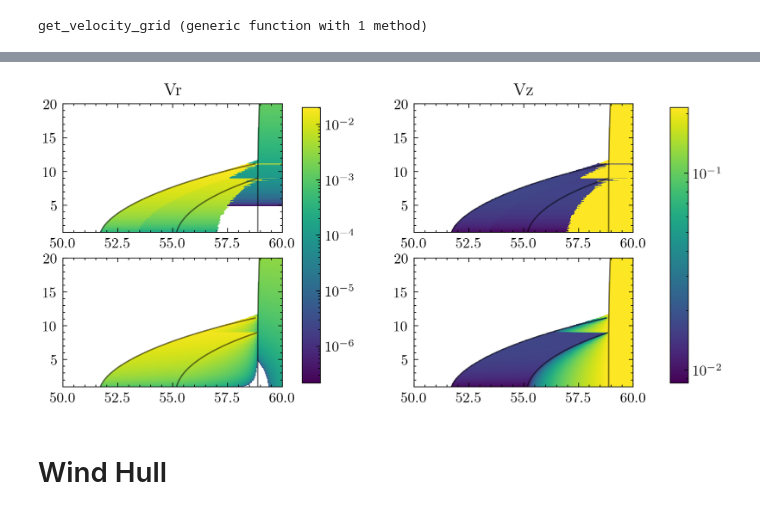
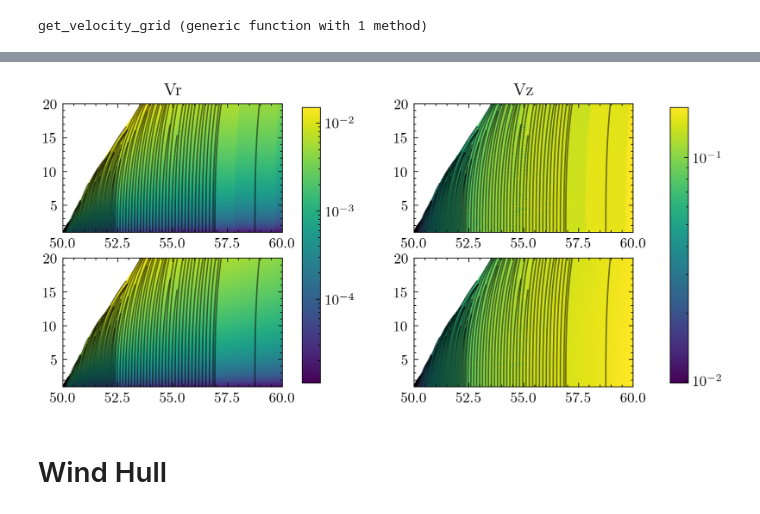
Before and after one commit to arnauqb/Qwind.jl, a Jupyter notebook: papers/paper2/rt_plots.ipynb, the cells around one changed output, grey strips where cells are left out. Cells and saved outputs as stored; diff of their text form; code cells hidden in the pictures.

```diff
--- a/papers/paper2/rt_plots.ipynb
+++ b/papers/paper2/rt_plots.ipynb
@@ -192,4 +109,0 @@ plt.subplots_adjust(wspace=0, hspace=0)
-# %%
-r, z, vr, vz, n = integrators_reduced_merged;
-hull = construct_wind_hull(integrators);
-r0 = [integ.p.r0 for integ in integrators];
@@ -266,3 +162,7 @@ function get_velocity_grid(r, z, vr, vz, r0, hull; rmin=1, rmax=1000, zmin=1e-6,
 end
 # %% [output]
 get_velocity_grid (generic function with 1 method)
+# %%
+r0 = [integ.p.r0 for integ in integrators];
+rh, zh, _, _, _ = reduce_integrators(integrators, max_times=max_times)
+hull = construct_wind_hull(rh, zh, r0);
@@ -269 +174,3 @@ get_velocity_grid (generic function with 1 method)
+# %%
+r, z, vr, vz, n = reduce_integrators(integrators_interpolated);
 # %%
@@ -283,8 +190,8 @@ cm = ax[1].pcolormesh(density_grid_nn.r_range, density_grid_nn.z_range, density_
 cm = ax[2].pcolormesh(density_grid_linear.r_range, density_grid_linear.z_range, density_grid_linear.grid', norm=LogNorm(vmin=1e7, vmax=1e10), shading="auto")
 
 for integ_reduced in integrators_reduced
-    ax[1].plot(integ_reduced.r, integ_reduced.z, color = "black", alpha=0.5)
-    ax[2].plot(integ_reduced.r, integ_reduced.z, color = "black", alpha=0.5)
+    #ax[1].plot(integ_reduced.r, integ_reduced.z, color = "black", alpha=0.5)
+    #ax[2].plot(integ_reduced.r, integ_reduced.z, color = "black", alpha=0.5)
 end
 
 cbar_ax = fig.add_axes([0.95, 0.12, 0.025, 0.75])
@@ -292,7 +199,7 @@ cbar = fig.colorbar(cm, cax=cbar_ax)
 cbar.set_label(L"Density [cm$^-3$]", rotation=-90, labelpad=15)
 
 for axis in ax
-    axis.set_xlim(50, 60)
-    axis.set_ylim(1, 20)
+    axis.set_xlim(50, 52)
+    axis.set_ylim(1, 5)
 end
 fig.suptitle("Density")
@@ -299,33 +209,33 @@ fig.suptitle("Density")
 # %%
 fig, ax = plt.subplots(2, 2, figsize=(2*mnras_width, mnras_width))
 cm1 = ax[1,1].pcolormesh(velocity_grid_nn.r_range, velocity_grid_nn.z_range, velocity_grid_nn.vr_grid', norm=LogNorm(), shading="auto")
 cm1 = ax[2,1].pcolormesh(velocity_grid_linear.r_range, velocity_grid_linear.z_range, velocity_grid_linear.vr_grid', norm=LogNorm(),shading="auto")
 cm2 = ax[1,2].pcolormesh(velocity_grid_nn.r_range, velocity_grid_nn.z_range, velocity_grid_nn.vz_grid', norm=LogNorm(),shading="auto" )
 cm2 = ax[2,2].pcolormesh(velocity_grid_linear.r_range, velocity_grid_linear.z_range, velocity_grid_linear.vz_grid', norm=LogNorm(),shading="auto" )
 
 for axis in ax
-    for integ_reduced in integrators_reduced
+    for integ_reduced in integrators_interpolated
         axis.plot(integ_reduced.r, integ_reduced.z, color = "black", alpha=0.5)
     end
 end
 
 ax[1,1].set_title("Vr")
 ax[1,2].set_title("Vz")
 
 cbar_ax = fig.add_axes([0.45, 0.12, 0.025, 0.75])
 cbar = fig.colorbar(cm1, cax=cbar_ax)
 
 cbar_ax = fig.add_axes([0.95, 0.12, 0.025, 0.75])
 cbar = fig.colorbar(cm2, cax=cbar_ax)
 
 
 for axis in ax
     axis.set_xlim(50, 60)
     axis.set_ylim(1, 20)
 end
 plt.subplots_adjust(wspace=0.6)
 # %% [output]
-[figure, old version]
+[figure, new version]
 # %% [markdown]
 # Wind Hull
 # %%
```
Also changed, not shown: parts of 35 cells of this notebook, 8 other files.
